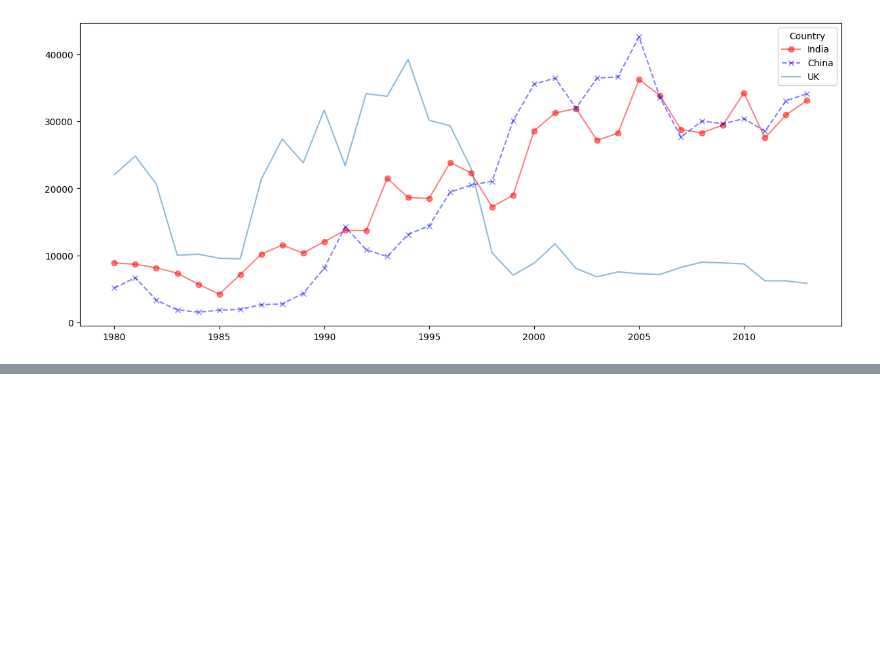
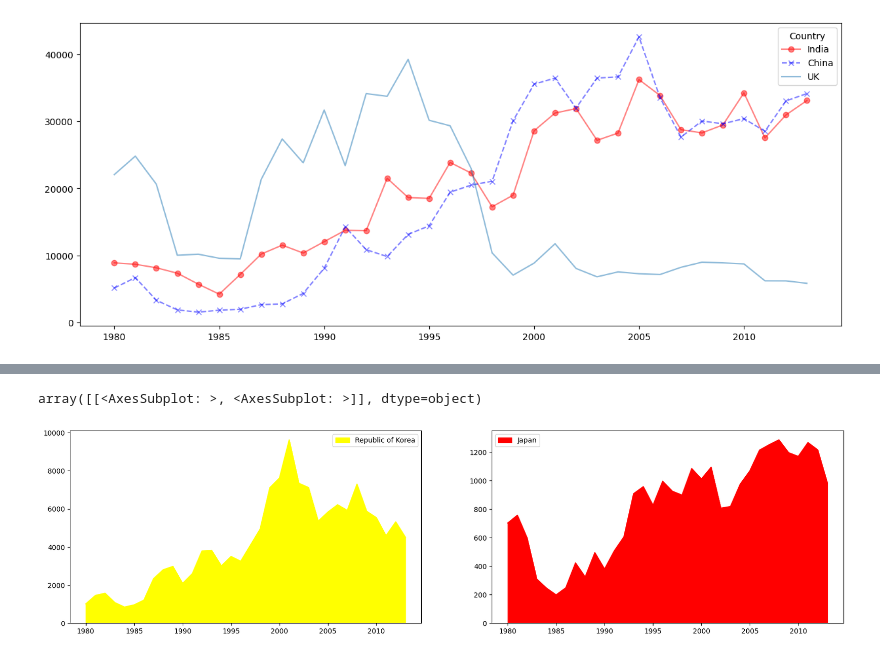
Before and after one commit to nikita1308290/python, a Jupyter notebook: datascience/data_analytics.ipynb, the cells around one changed output, grey strips where cells are left out. Saved outputs shown, nothing was run; the diff lists cells and outputs as text; code cells hidden in the pictures; blank space fills up the shorter version.

```diff
--- a/datascience/data_analytics.ipynb
+++ b/datascience/data_analytics.ipynb
@@ -93,0 +129,6 @@ px.funnel(df.head(),x=df.head().index,y=[1980,1990,2000,2010])
+# %%
+df.loc[countries, years].T.plot(kind='area', alpha=1, color=colors, stacked=False,
+    subplots=True, figsize=(20,5), layout=(1,2))
+# %% [output]
+array([[<AxesSubplot: >, <AxesSubplot: >]], dtype=object)
+[figure, added]
```
Also changed, not shown: parts of 11 cells of this notebook.
